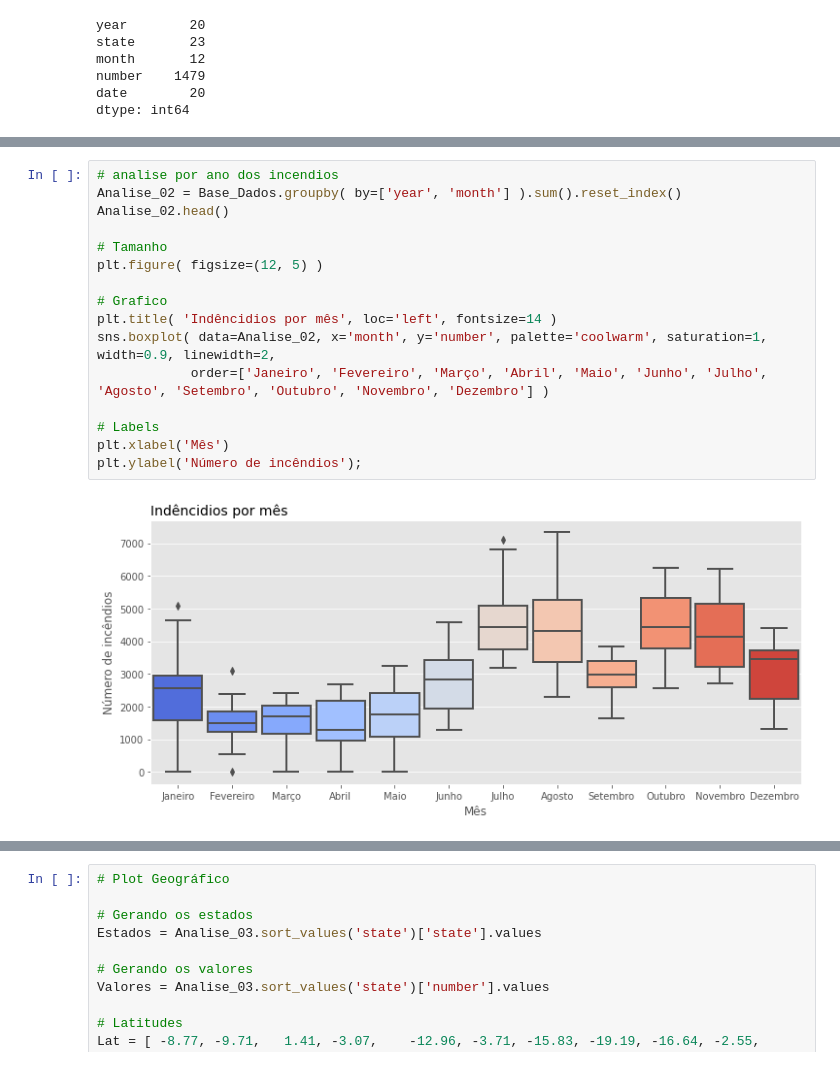
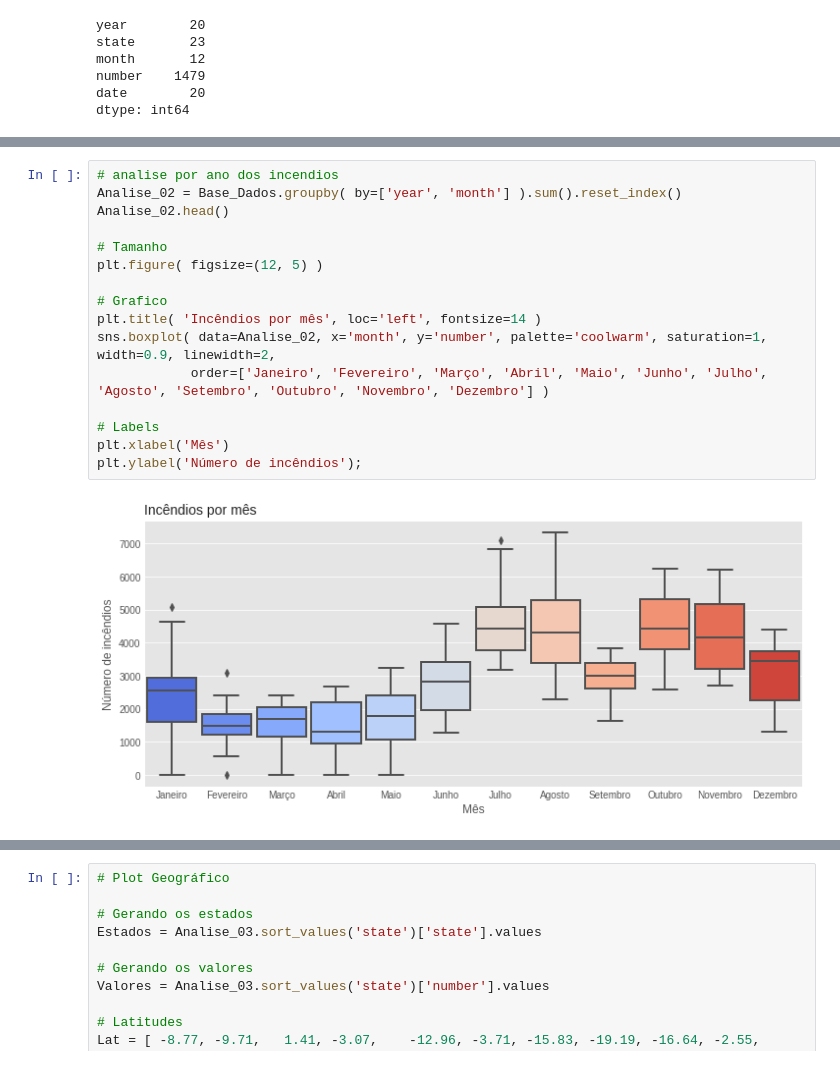
Before and after one commit to LuisSilvaS/Data-science, a Jupyter notebook: Projeto_Incendios_Florestais.ipynb, the cells around one changed output, grey strips where cells are left out. Saved outputs shown, nothing was run; the diff lists cells and outputs as text.

```diff
--- a/Projeto_Incendios_Florestais.ipynb
+++ b/Projeto_Incendios_Florestais.ipynb
@@ -119,21 +119,21 @@ plt.ylabel('Período');
 # %%
 # analise por ano dos incendios
 Analise_02 = Base_Dados.groupby( by=['year', 'month'] ).sum().reset_index()
 Analise_02.head()
 
 # Tamanho
 plt.figure( figsize=(12, 5) )
 
 # Grafico
-plt.title( 'Indêncidios por mês', loc='left', fontsize=14 )
+plt.title( 'Incêndios por mês', loc='left', fontsize=14 )
 sns.boxplot( data=Analise_02, x='month', y='number', palette='coolwarm', saturation=1, width=0.9, linewidth=2,
             order=['Janeiro', 'Fevereiro', 'Março', 'Abril', 'Maio', 'Junho', 'Julho', 'Agosto', 'Setembro', 'Outubro', 'Novembro', 'Dezembro'] )
 
 # Labels
 plt.xlabel('Mês')
 plt.ylabel('Número de incêndios');
 # %% [output]
-[figure, old version]
+[figure, new version]
 # %%
 # analise por ano dos incendios
 Analise_03 = Base_Dados.groupby( by=['state'] ).sum().reset_index()[['state', 'number']].sort_values( 'number', ascending=False )
```
Also changed, not shown: parts of 4 cells of this notebook.
